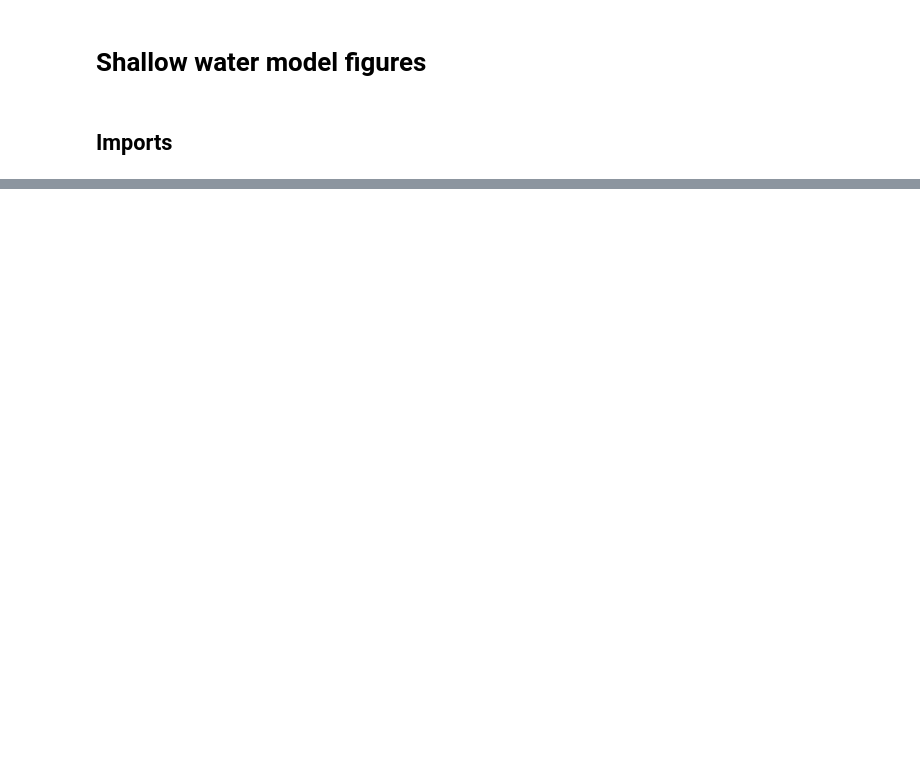
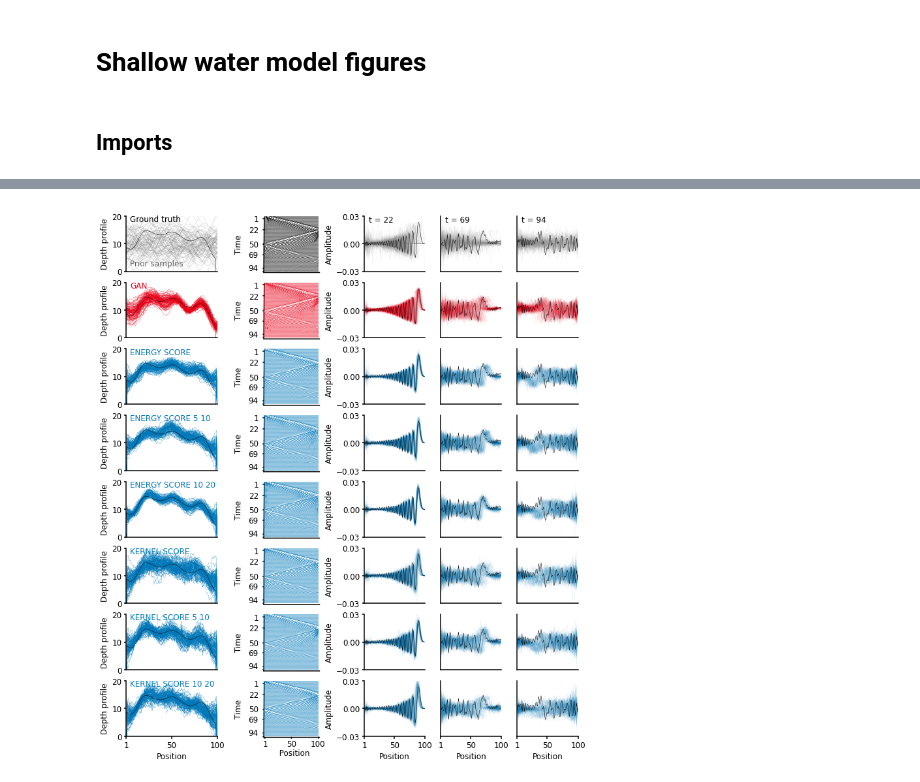
Before and after one commit to LoryPack/LFI_gen_networks_SRs, a Jupyter notebook: plotting_code/shallow_water.ipynb, the cells around one changed output, grey strips where cells are left out. Saved outputs shown, nothing was run; the diff lists cells and outputs as text; code cells hidden in the pictures; blank space fills up the shorter version.

```diff
--- a/plotting_code/shallow_water.ipynb
+++ b/plotting_code/shallow_water.ipynb
@@ -341,0 +518,2 @@ with mpl.rc_context(fname='./matplotlibrc'):
+# %%
+root_folder = "/data/localhost/pacchiar/GATSBI_extension_res/"
@@ -341,0 +522,3 @@ with mpl.rc_context(fname='./matplotlibrc'):
+# %%
+gen = Generator()
+simulator = Simulator(fourier=False, scale=0)  # add no noise to simulator output
@@ -341,0 +527,3 @@ with mpl.rc_context(fname='./matplotlibrc'):
+# %%
+obs_test_tensor = torch.from_numpy(z.astype(np.float32)).unsqueeze(0)
+obs_test_tensor.shape
@@ -341,0 +604,6 @@ with mpl.rc_context(fname='./matplotlibrc'):
+# %%
+for scoring_rule in scoring_rule_list:
+    for patch in patches_list:
+        name = scoring_rule + ("" if patch is None else (str(patch[0]) + "_" + str(patch[1])))
+
+        z_samples[name] = z_samples[name][:,1:,:]
@@ -341,0 +896,81 @@ with mpl.rc_context(fname='./matplotlibrc'):
+# %%
+widths  = [3, 3.8, 2, 2, 2]
+
+# methods = ["groundtruth", "gatsbi", "npe", "nle"]
+#methods = ["groundtruth", "gatsbi", "npe"] + my_names_list
+#method_names = ["groundtruth", "gan", "npe"] + [name.replace("score", "score ").replace("_", " ") for name in my_names_list]
+methods = ["groundtruth", "gatsbi"] + my_names_list
+method_names = ["groundtruth", "gan"] + [name.replace("score", "score ").replace("_", " ") for name in my_names_list]
+heights = [3] * len(methods)
+assert len(heights) == len(methods)
+
+fig = plt.figure(
+    figsize=(8.27*1.5, (5.5+1.83) * len(methods) / 4),
+)
+fig.tight_layout(pad=3.0)
+
+timepoints = [22, 69, 94]
+xlim = [1, 100]
+xticks = [1, 50, 100]
+colors = {"groundtruth": "k",
+          "gatsbi": "#E90017",
+          "npe": "#0078B9",
+          "nre": "#78ADD1",
+          "nle": "#8BBAD9"}
+colors.update({name: "#0078B9" for name in my_names_list})  # add my methods
+
+line_alpha = 0.95
+line_width = 0.3
+line_width_bigger = 0.5
+
+label_x = "Position"  # "x-distance"
+label_y = "Time"
+label_z = "Amplitude"  # "Height"
+label_theta = "Depth profile"
+
+nrows = len(heights)
+ncols = len(widths)
+spec = fig.add_gridspec(
+    ncols=ncols,
+    nrows=nrows,
+    width_ratios=widths,
+    height_ratios=heights)
+
+
+with mpl.rc_context(fname='./matplotlibrc'):
+    for row in range(nrows):
+        for col in range(ncols):
+            if col == 0:
+                ax = fig.add_subplot(spec[row, col])
+                ax = plot_params(
+                    ax,
+                    methods[row],
+                    method_names[row],
+                    hide_x=True if row != (nrows-1) else False,
+                )
+
+            elif col == 1:
+                ax = fig.add_subplot(spec[row, col], projection='3d')
+                ax = plot_waves(
+                    ax,
+                    methods[row],
+                    hide_x=True if row != (nrows-1) else False,
+                )
+
+            elif col > 1:
+                ax = fig.add_subplot(spec[row, col])
+                ax = plot_waves_zoom_in(
+                    ax,
+                    methods[row],
+                    timepoints[col-2],
+                    hide_t=True if row != 0 else False,
+                    hide_y=True if col > 2 else False,
+                    hide_x=True if row != (nrows-1) else False,
+                )
+
+    # Note: These positions might look bad in the preview but turn out well on pdf export
+    panel_x = 0.07
+
+    plt.savefig("plots/shallow_water_model/shallow_water_model_all_methods.pdf")
+# %% [output]
+[figure, added]
```
Also changed, not shown: parts of 73 cells of this notebook, 44 other files.
